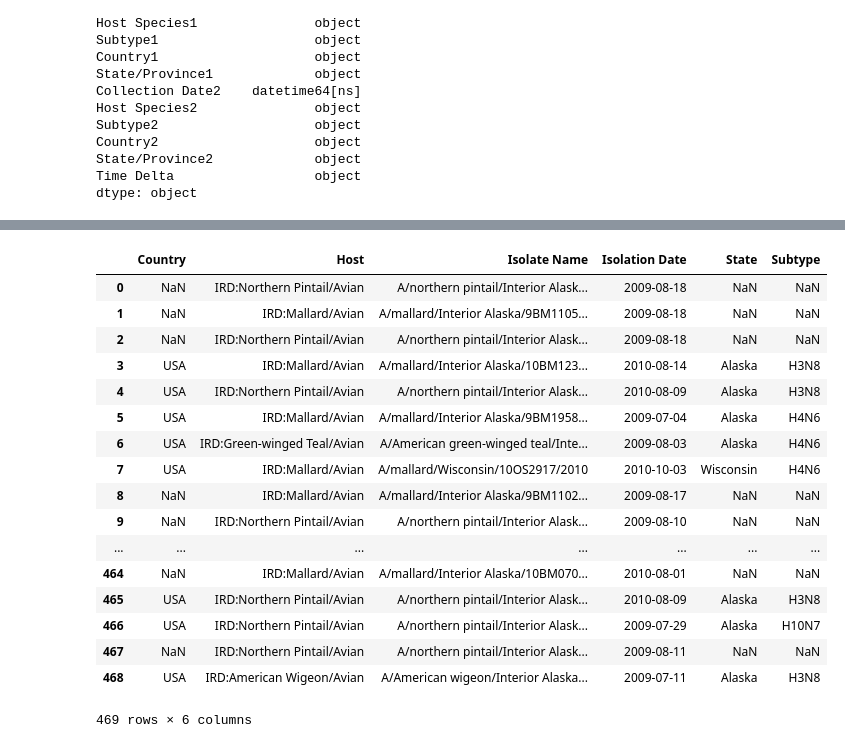
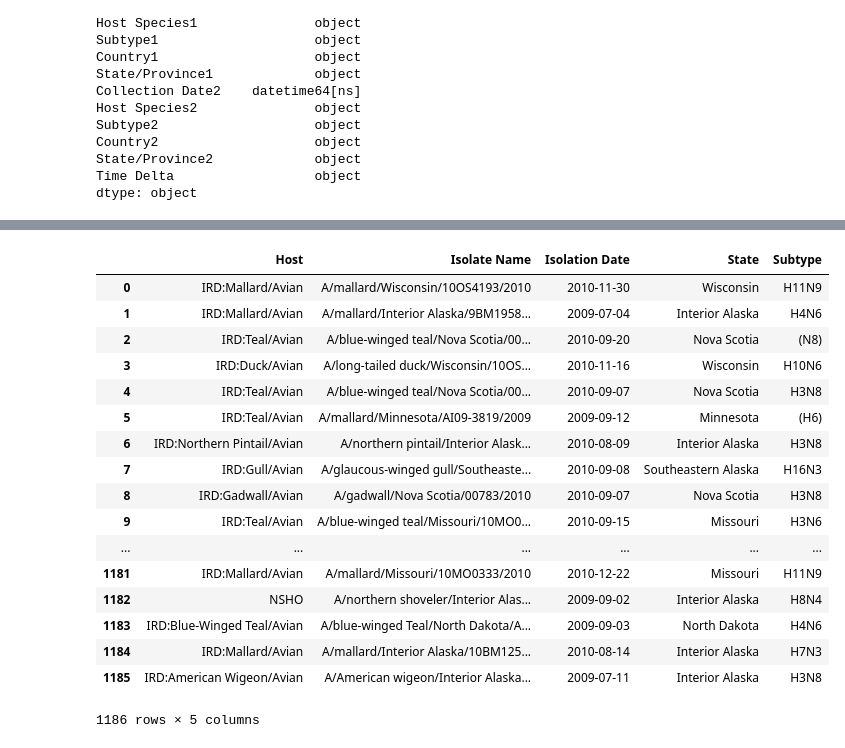
Before and after one commit to runstadler-lab/Minto-SeqTrack-Analysis, a Jupyter notebook: 3.10 - NetworkX - Generate Network for Individual Viruses.ipynb, the cells around one changed output, grey strips where cells are left out. Cells and saved outputs as stored; diff of their text form; code cells hidden in the pictures.

```diff
--- a/3.10 - NetworkX - Generate Network for Individual Viruses.ipynb
+++ b/3.10 - NetworkX - Generate Network for Individual Viruses.ipynb
@@ -6,7 +6,7 @@ from networkx.readwrite import json_graph
 import json
 import datetime
 # %%
-data = pd.read_csv('3.0 - Transmissions/Minto Plus North America Full Transmissions.csv', index_col=0, parse_dates=['Collection Date1', 'Collection Date2'])
+data = pd.read_csv('3.0 - Transmissions/Minto Plus North America All Transmissions.csv', index_col=0, parse_dates=['Collection Date1', 'Collection Date2'])
 data['Collection Date1'] = pd.to_datetime(data['Collection Date1'])
 data['Collection Date2'] = pd.to_datetime(data['Collection Date2'])
 data.dtypes
@@ -66,3 +70,13 @@ def serialize_date(dt):
     #if dt.tzinfo:
     #    dt = dt.astimezone(UTC)
     return dt.isoformat()
+# %%
+# Add nodes
+for group in data.groupby(['Isolate1', 'Collection Date1', 'Subtype1', 'Host Species1','State/Province1']):
+    dsplit = str(group[0][1]).split(' ')[0].split('-')
+    isolate_date = serialize_date(datetime.date(int(dsplit[0]), int(dsplit[1]), int(dsplit[2])))
+    G.add_node(group[0][0],
+               isolation_date=isolate_date,
+               subtype=group[0][2],
+               host=group[0][3],
+               state=group[0][4])
@@ -221,38 +235,38 @@ df_edges.to_csv('3.10 - Full Transmission as CSV/Full Transmissions Edges.csv')
 # %%
 df_nodes = pd.DataFrame()
 
 for node in G.nodes(data=True):
     node_series = pd.Series()
 #     print node
     node_series['Isolate Name'] = node[0]
-    node_series['Country'] = node[1]['country']
+#     node_series['Country'] = node[1]['country']
     node_series['State'] = node[1]['state']
     node_series['Subtype'] = node[1]['subtype']
     node_series['Host'] = node[1]['host']
     node_series['Isolation Date'] = node[1]['isolation_date']
 
     df_nodes = df_nodes.append(node_series, ignore_index=True)
 
 df_nodes
 # %% [output]
-|  | Country | Host | Isolate Name | Isolation Date | State | Subtype |
-| 0 | NaN | IRD:Northern Pintail/Avian | A/northern pintail/Interior Alask... | 2009-08-18 | NaN | NaN |
-| 1 | NaN | IRD:Mallard/Avian | A/mallard/Interior Alaska/9BM1105... | 2009-08-18 | NaN | NaN |
-| 2 | NaN | IRD:Northern Pintail/Avian | A/northern pintail/Interior Alask... | 2009-08-18 | NaN | NaN |
-| 3 | USA | IRD:Mallard/Avian | A/mallard/Interior Alaska/10BM123... | 2010-08-14 | Alaska | H3N8 |
-| 4 | USA | IRD:Northern Pintail/Avian | A/northern pintail/Interior Alask... | 2010-08-09 | Alaska | H3N8 |
-| 5 | USA | IRD:Mallard/Avian | A/mallard/Interior Alaska/9BM1958... | 2009-07-04 | Alaska | H4N6 |
-| 6 | USA | IRD:Green-winged Teal/Avian | A/American green-winged teal/Inte... | 2009-08-03 | Alaska | H4N6 |
-| 7 | USA | IRD:Mallard/Avian | A/mallard/Wisconsin/10OS2917/2010 | 2010-10-03 | Wisconsin | H4N6 |
-| 8 | NaN | IRD:Mallard/Avian | A/mallard/Interior Alaska/9BM1102... | 2009-08-17 | NaN | NaN |
-| 9 | NaN | IRD:Northern Pintail/Avian | A/northern pintail/Interior Alask... | 2009-08-10 | NaN | NaN |
-| ... | ... | ... | ... | ... | ... | ... |
-| 464 | NaN | IRD:Mallard/Avian | A/mallard/Interior Alaska/10BM070... | 2010-08-01 | NaN | NaN |
-| 465 | USA | IRD:Northern Pintail/Avian | A/northern pintail/Interior Alask... | 2010-08-09 | Alaska | H3N8 |
-| 466 | USA | IRD:Northern Pintail/Avian | A/northern pintail/Interior Alask... | 2009-07-29 | Alaska | H10N7 |
-| 467 | NaN | IRD:Northern Pintail/Avian | A/northern pintail/Interior Alask... | 2009-08-11 | NaN | NaN |
-| 468 | USA | IRD:American Wigeon/Avian | A/American wigeon/Interior Alaska... | 2009-07-11 | Alaska | H3N8 |
+|  | Host | Isolate Name | Isolation Date | State | Subtype |
+| 0 | IRD:Mallard/Avian | A/mallard/Wisconsin/10OS4193/2010 | 2010-11-30 | Wisconsin | H11N9 |
+| 1 | IRD:Mallard/Avian | A/mallard/Interior Alaska/9BM1958... | 2009-07-04 | Interior Alaska | H4N6 |
+| 2 | IRD:Teal/Avian | A/blue-winged teal/Nova Scotia/00... | 2010-09-20 | Nova Scotia | (N8) |
+| 3 | IRD:Duck/Avian | A/long-tailed duck/Wisconsin/10OS... | 2010-11-16 | Wisconsin | H10N6 |
+| 4 | IRD:Teal/Avian | A/blue-winged teal/Nova Scotia/00... | 2010-09-07 | Nova Scotia | H3N8 |
+| 5 | IRD:Teal/Avian | A/mallard/Minnesota/AI09-3819/2009 | 2009-09-12 | Minnesota | (H6) |
+| 6 | IRD:Northern Pintail/Avian | A/northern pintail/Interior Alask... | 2010-08-09 | Interior Alaska | H3N8 |
+| 7 | IRD:Gull/Avian | A/glaucous-winged gull/Southeaste... | 2010-09-08 | Southeastern Alaska | H16N3 |
+| 8 | IRD:Gadwall/Avian | A/gadwall/Nova Scotia/00783/2010 | 2010-09-07 | Nova Scotia | H3N8 |
+| 9 | IRD:Teal/Avian | A/blue-winged teal/Missouri/10MO0... | 2010-09-15 | Missouri | H3N6 |
+| ... | ... | ... | ... | ... | ... |
+| 1181 | IRD:Mallard/Avian | A/mallard/Missouri/10MO0333/2010 | 2010-12-22 | Missouri | H11N9 |
+| 1182 | NSHO | A/northern shoveler/Interior Alas... | 2009-09-02 | Interior Alaska | H8N4 |
+| 1183 | IRD:Blue-Winged Teal/Avian | A/blue-winged Teal/North Dakota/A... | 2009-09-03 | North Dakota | H4N6 |
+| 1184 | IRD:Mallard/Avian | A/mallard/Interior Alaska/10BM125... | 2010-08-14 | Interior Alaska | H7N3 |
+| 1185 | IRD:American Wigeon/Avian | A/American wigeon/Interior Alaska... | 2009-07-11 | Interior Alaska | H3N8 |
-469 rows × 6 columns
+1186 rows × 5 columns
 # %%
 df_nodes.to_csv('3.10 - Full Transmission as CSV/Full Transmissions Nodes.csv')
 # %%
```
Also changed, not shown: parts of 17 cells of this notebook, 50 other files.
